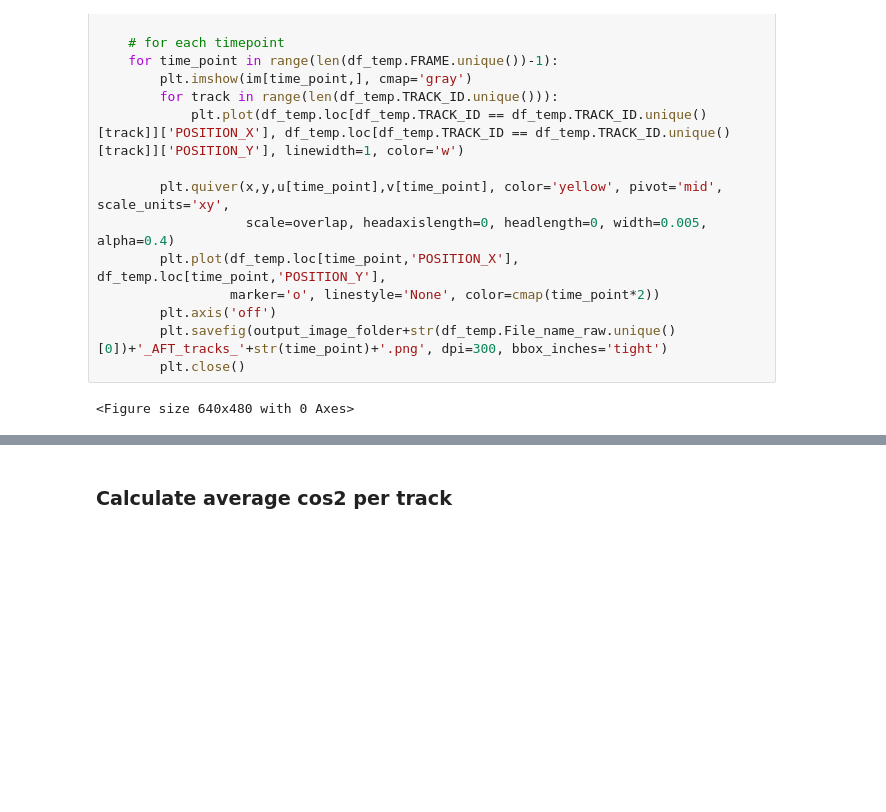
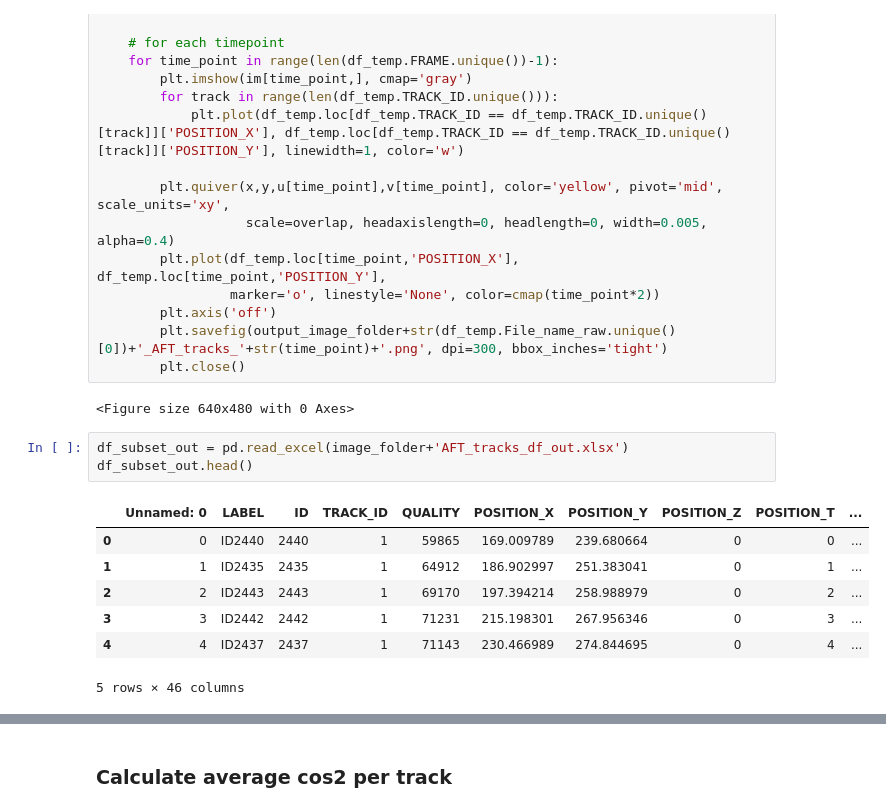
Before and after one commit to CellMigrationLab/AFT_tracks, a Jupyter notebook: 20250304_AFT_tracks.ipynb, the cells around one changed output, grey strips where cells are left out. Cells and saved outputs as stored; diff of their text form; blank space fills up the shorter version.

```diff
--- a/20250304_AFT_tracks.ipynb
+++ b/20250304_AFT_tracks.ipynb
@@ -237,3 +237,14 @@ for position in range(len(im_list_current)):
         plt.close()
 # %% [output]
 <Figure size 640x480 with 0 Axes>
+# %%
+df_subset_out = pd.read_excel(image_folder+'AFT_tracks_df_out.xlsx')
+df_subset_out.head()
+# %% [output]
+|  | Unnamed: 0 | LABEL | ID | TRACK_ID | QUALITY | POSITION_X | POSITION_Y | POSITION_Z | POSITION_T | ... |
+| 0 | 0 | ID2440 | 2440 | 1 | 59865 | 169.009789 | 239.680664 | 0 | 0 | ... |
+| 1 | 1 | ID2435 | 2435 | 1 | 64912 | 186.902997 | 251.383041 | 0 | 1 | ... |
+| 2 | 2 | ID2443 | 2443 | 1 | 69170 | 197.394214 | 258.988979 | 0 | 2 | ... |
+| 3 | 3 | ID2442 | 2442 | 1 | 71231 | 215.198301 | 267.956346 | 0 | 3 | ... |
+| 4 | 4 | ID2437 | 2437 | 1 | 71143 | 230.466989 | 274.844695 | 0 | 4 | ... |
+5 rows × 46 columns
```
Also changed, not shown: parts of 8 cells of this notebook.
